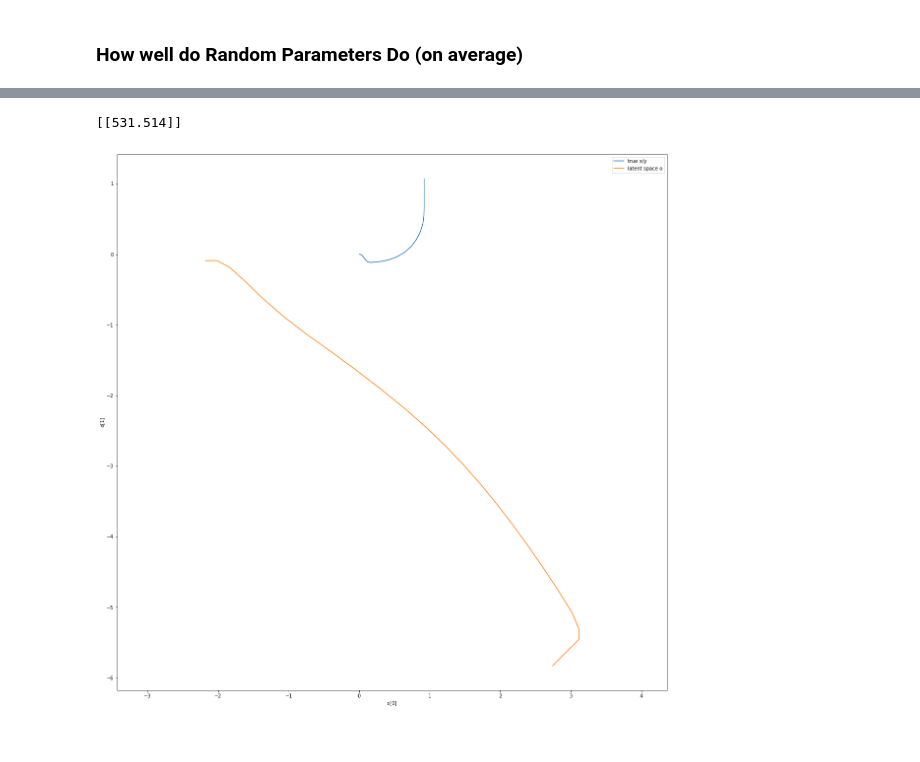
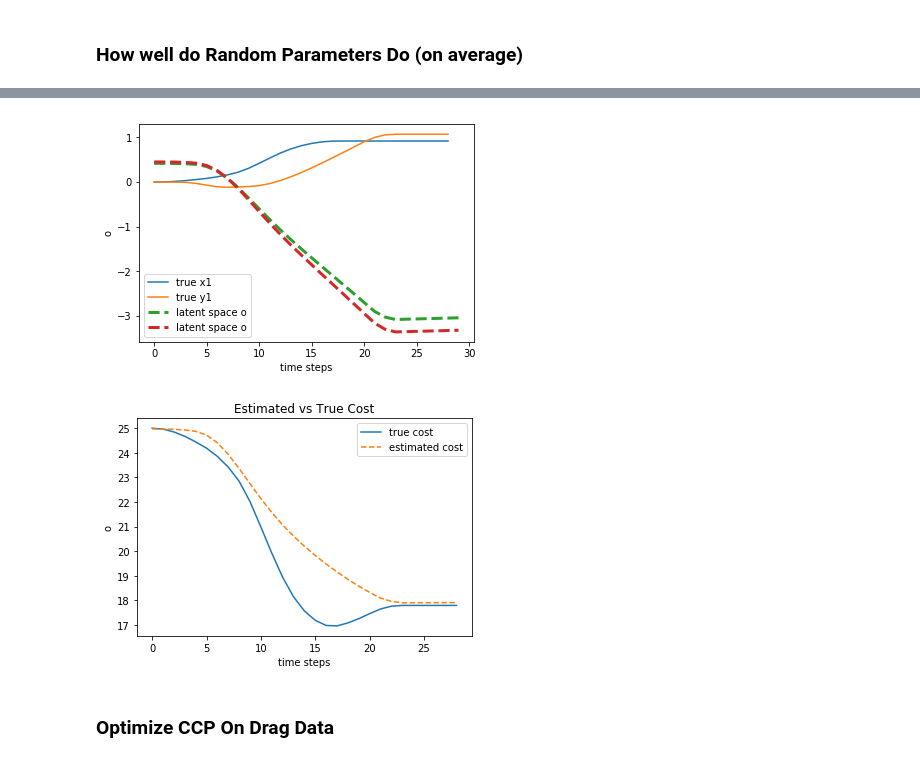
Before and after one commit to PeterMitrano/notebooks, a Jupyter notebook: hard_problem_optimization.ipynb, the cells around one changed output, grey strips where cells are left out. Drawn from its saved outputs; the diff is of its cells as text; code cells hidden in the pictures.

```diff
--- a/hard_problem_optimization.ipynb
+++ b/hard_problem_optimization.ipynb
@@ -108,6 +77,5 @@ plt.legend();
 # %%
-drag_predictive_model = tpo.LinearStateSpaceModelWithQuadraticCost(N=4, M=2, L=2)
-tpo.train(drag_data, drag_predictive_model, g, tpo.latent_prediction_objective)
-print("Objective Cost/Loss:", tpo.latent_prediction_objective(drag_predictive_model, g, drag_data))
-drag_predictive_model.print()
+csp_drag_model = tpo.LinearStateSpaceModelWithQuadraticCost(N=4, M=2, L=2)
+BOLD("CSP Drag Model Loss:")
+csp_drag_eval = tpo.train_and_eval(csp_drag_model, drag_data, g, dt, tpo.state_prediction_objective)
 # %% [output]
@@ -122,25 +98,11 @@ Cost Matrix: [[ 0.075 -0.537]
-# %%
-actions = [d[1] for d in drag_data]
-s0 = np.array([[0], [0], [1], [0]])
-o = drag_predictive_model.reduce(s0)
-predicted_total_cost = 0
-o_s = []
-for u in actions:
-    c_hat = drag_predictive_model.cost_of_o(o, g)
-    o = drag_predictive_model.predict_from_o(o, u)
-    o_s.append(o)
-    predicted_total_cost += c_hat
-print(predicted_total_cost)
-# %% [output]
-[[531.514]]
-# %%
-states = [d[0] for d in drag_data]
-plt.figure(figsize=(20,20))
-plt.plot([s[0,0] for s in states], [s[1,0] for s in states], label='true x/y')
-plt.plot([o[0] for o in o_s], [o[1] for o in o_s], label='latent space o')
-plt.xlabel("o[0]")
-plt.ylabel("o[1]")
-plt.axis("equal")
-plt.legend();
-# %% [output]
-[figure, removed]
+# %%
+s0 = np.array([[0], [0], [1], [0]])
+tpo.plot_xy_rollout(csp_drag_model, drag_data, dt, s0, g);
+# %% [output]
+[figure, added]
+# %%
+tpo.plot_cost(csp_drag_model, drag_data, dt, g)
+# %% [output]
+[figure, added]
+# %% [markdown]
+### Optimize CCP On Drag Data
```
Also changed, not shown: parts of 27 cells of this notebook, 1 other file.
